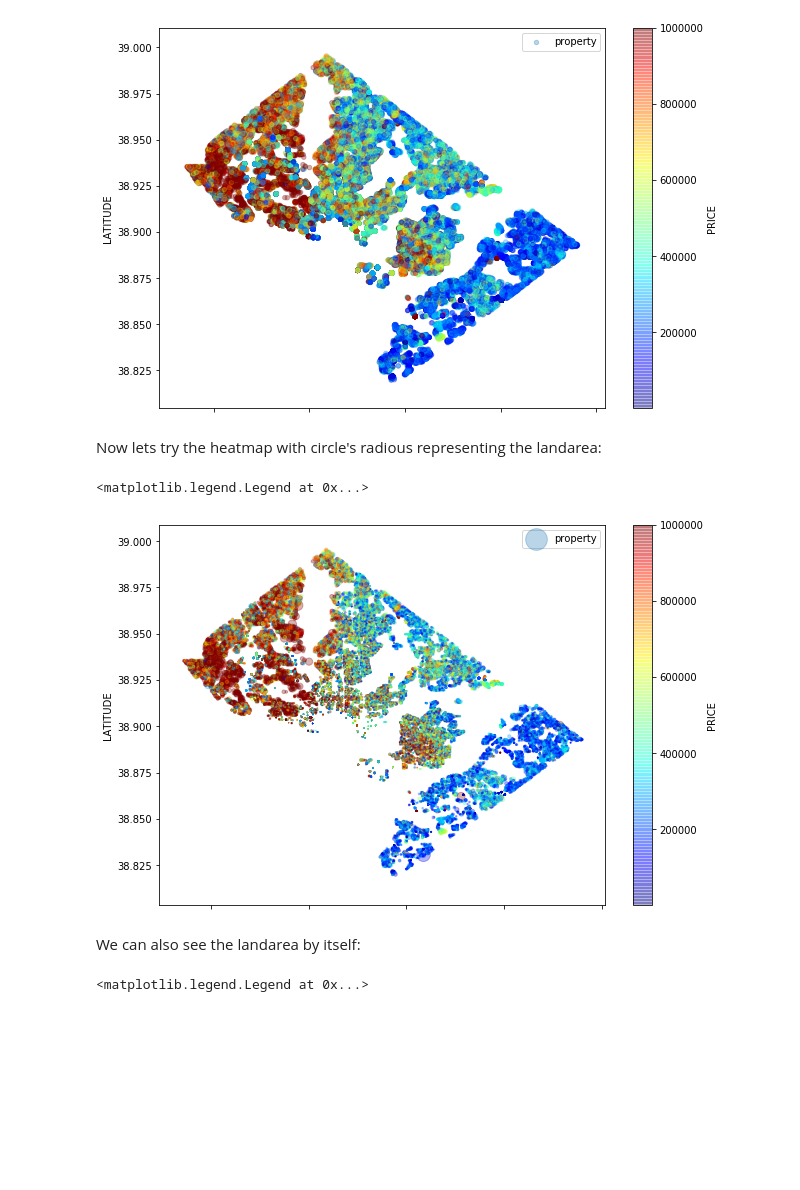
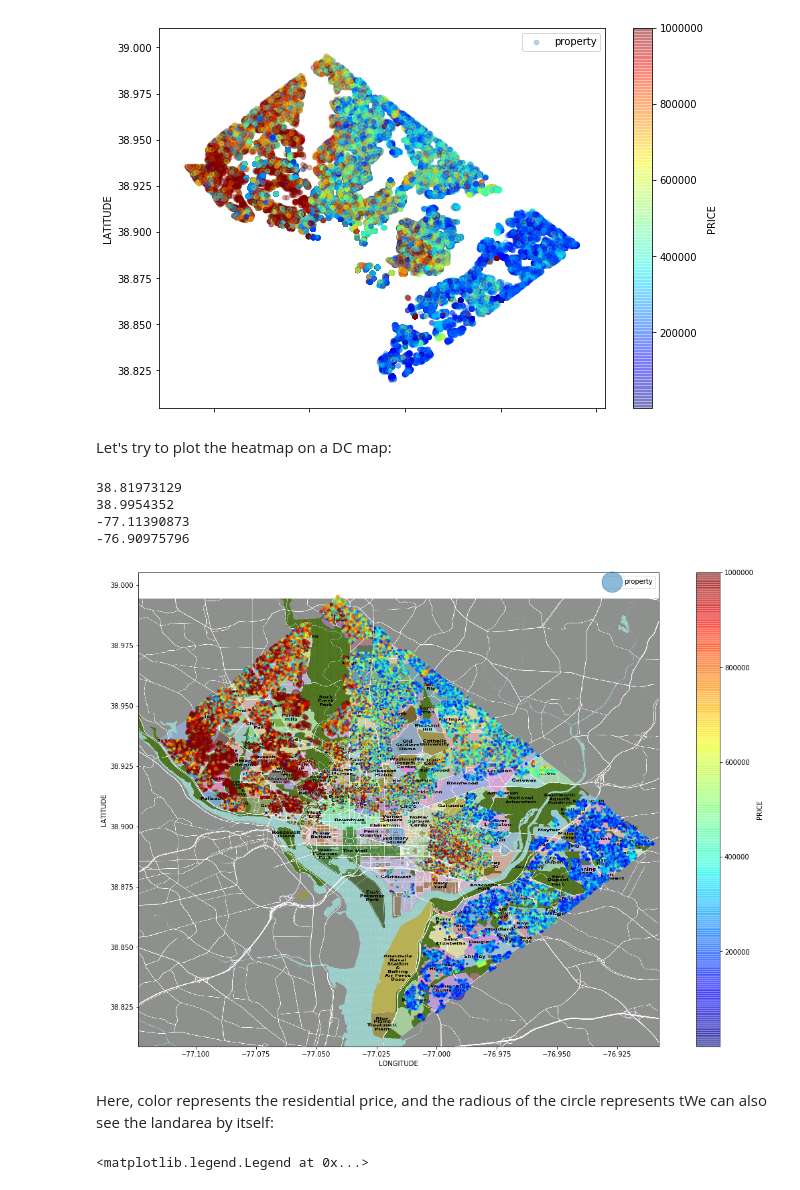
Before and after one commit to MaksimEkin/dc-residential-data-analysis, a Jupyter notebook: D.C. Residential Properties.ipynb, the cells around one changed output. Saved outputs shown, nothing was run; the diff lists cells and outputs as text; code cells hidden in the pictures; blank space fills up the shorter version.

Commit message:
Plot price heatmap over the DC map

```diff
--- a/D.C. Residential Properties.ipynb
+++ b/D.C. Residential Properties.ipynb
@@ -434,18 +420,44 @@ plt.legend()
 # %% [output]
 <matplotlib.legend.Legend at 0x...>
 [figure]
-# %% [markdown]
-Now lets try the heatmap with circle's radious representing the landarea:
-# %%
-housing.plot(kind="scatter", x="LONGITUDE", y="LATITUDE", alpha=0.3,
-            s=housing["LANDAREA"]/1000, label="property", figsize=(10,7),
-            c="PRICE", cmap=plt.get_cmap("jet"), colorbar=True, vmax=1000000)
-plt.legend()
-# %% [output]
-<matplotlib.legend.Legend at 0x...>
-[figure, removed]
+# %% [markdown]
+Let's try to plot the heatmap on a DC map:
+# %%
+print(housing["LATITUDE"].min())
+print(housing["LATITUDE"].max())
+print(housing["LONGITUDE"].min())
+print(housing["LONGITUDE"].max())
+# %% [output]
+38.81973129
+38.9954352
+-77.11390873
+-76.90975796
+# %%
+import urllib
+
+#loading the png DC image found on Google
+image=urllib.request.urlopen('https://upload.wikimedia.org/wikipedia/commons/9/93/DC_neighborhoods_map.png')
+dc_img=plt.imread(image)
+
+#scaling the image based on the latitude and longitude max and mins for proper output
+plt.imshow(dc_img,zorder=0,extent=[-77.12390873, -76.90775796, 38.80873129, 38.9943352])
+ax=plt.gca()
+
+#using scatterplot
+housing.plot(kind='scatter', x='LONGITUDE', y='LATITUDE', alpha=0.5,
+            label="property", figsize=(20,13),
+            ax=ax,
+            s=housing["LANDAREA"]/500,
+            c="PRICE", cmap=plt.get_cmap("jet"),
+            colorbar=True, zorder=5, vmax=1000000)
+
+
+plt.legend()
+plt.show()
+# %% [output]
+[figure, added]
 # %% [markdown]
-We can also see the landarea by itself:
+Here, color represents the residential price, and the radious of the circle represents tWe can also see the landarea by itself:
 # %%
 housing.plot(kind="scatter", x="LONGITUDE", y="LATITUDE", alpha=0.3,
             label="property", figsize=(10,7),
```
Also changed, not shown: parts of 6 cells of this notebook, 1 other file.
